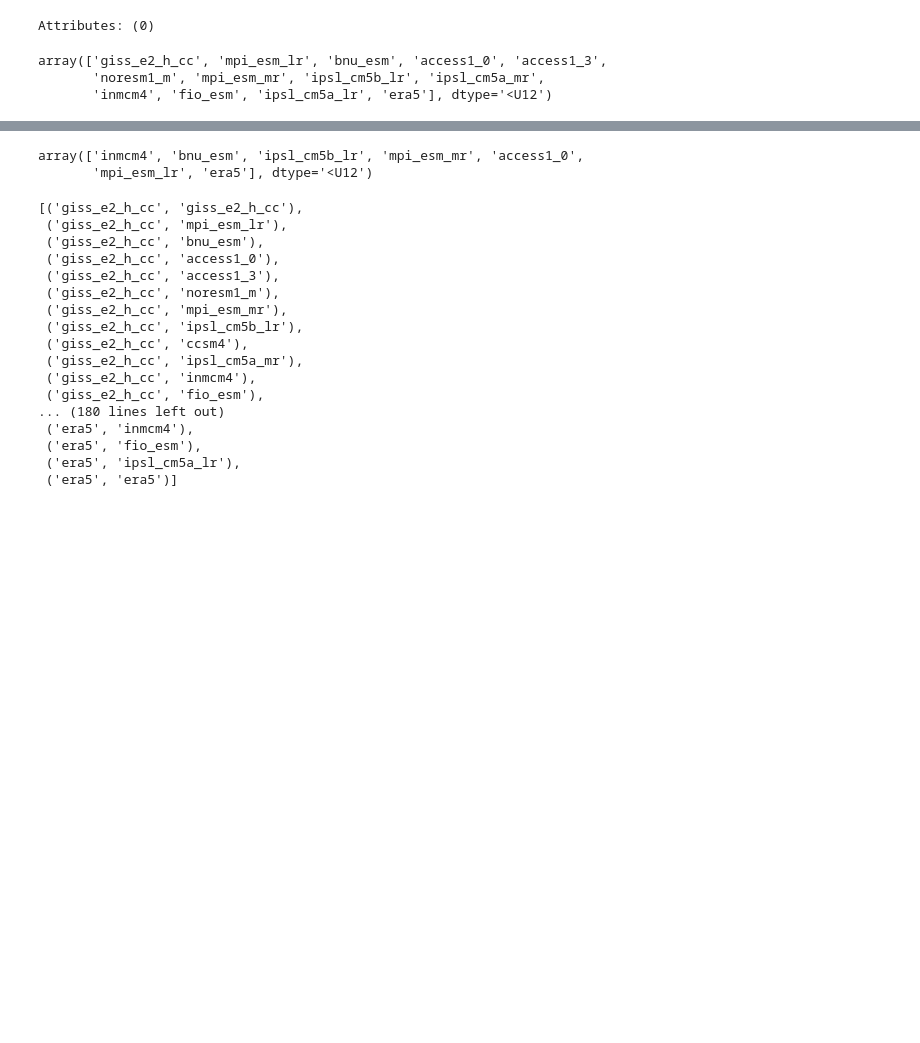
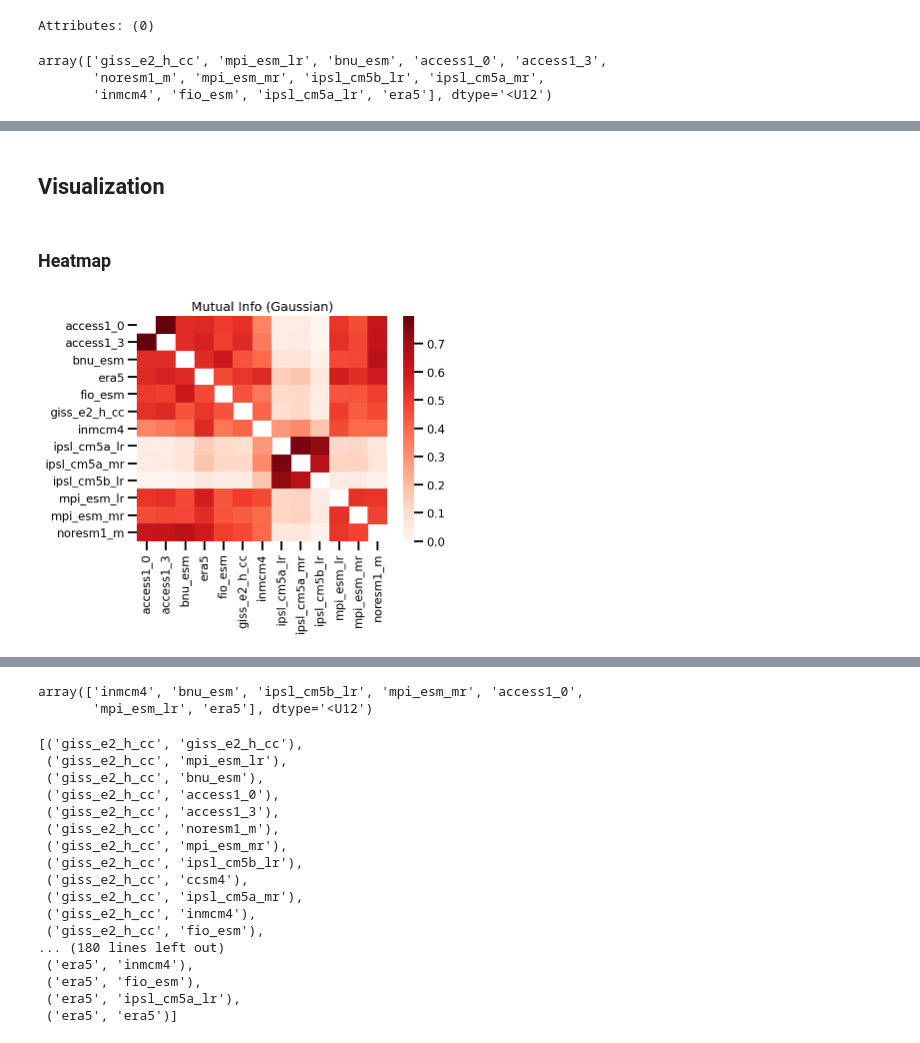
Before and after one commit to IPL-UV/gauss4eo, a Jupyter notebook: docs/content/climate/demo_exp_info.ipynb, the cells around one changed output, grey strips where cells are left out. Drawn from its saved outputs; the diff is of its cells as text; code cells hidden in the pictures; blank space fills up the shorter version.

```diff
--- a/docs/content/climate/demo_exp_info.ipynb
+++ b/docs/content/climate/demo_exp_info.ipynb
@@ -542,0 +568,16 @@ ax = sns.heatmap(t, vmin=0.0, cmap='Reds_r')
+# %%
+df_gauss = get_pivot_df(all_stats, "gaussian_mi")
+df_rv = get_pivot_df(all_stats, "rv_coeff")
+# %% [markdown]
+## Visualization
+# %% [markdown]
+### Heatmap
+# %%
+plt_kwargs = {"vmin": 0, "cmap": "Reds"}
+
+fig, ax = plt.subplots(figsize=(6, 5))
+ax = plot_heatmap(df_gauss, ax, **plt_kwargs)
+ax.set(title="Mutual Info (Gaussian)")
+plt.tight_layout()
+# %% [output]
+[figure, added]
```
Also changed, not shown: parts of 69 cells of this notebook, 16 other files.
